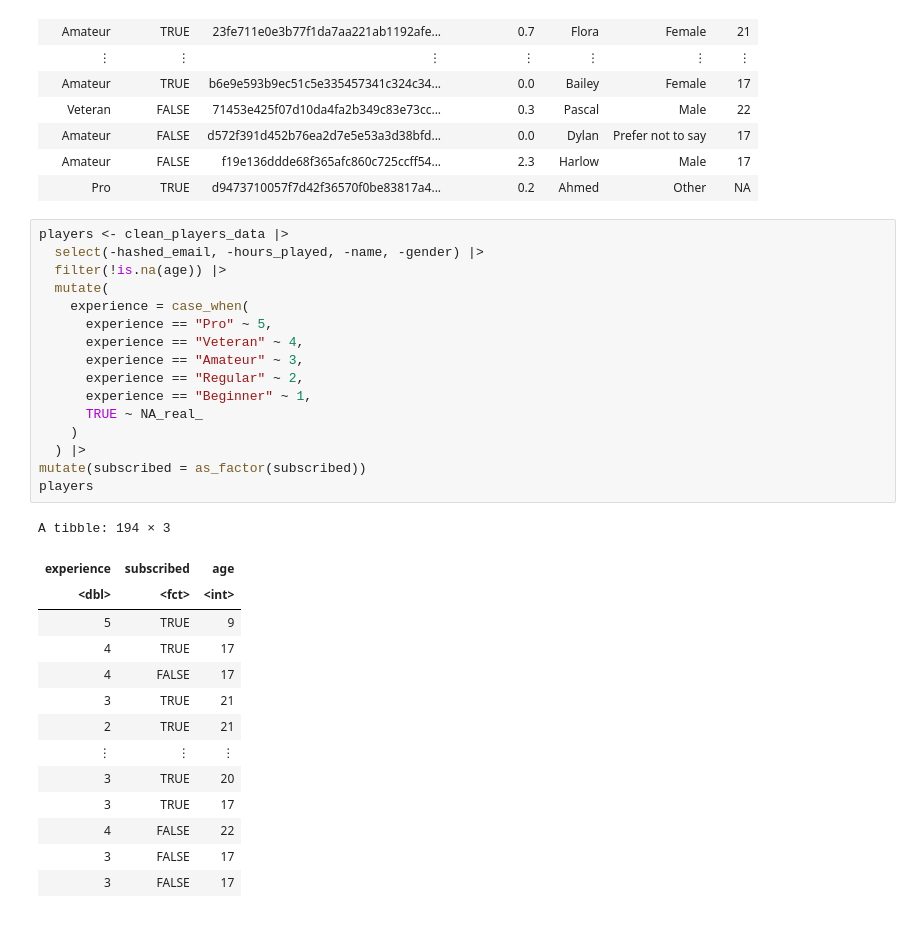
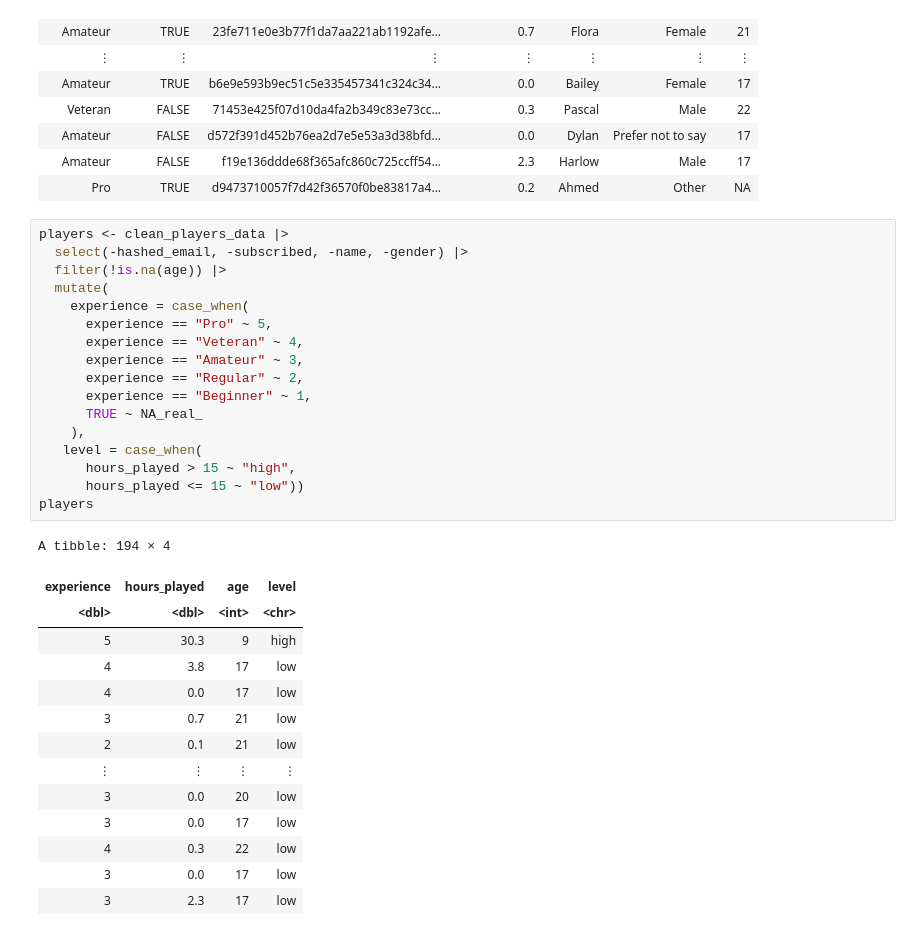
Before and after one commit to azoli113/DSCI100-Project-Group-006-36, a Jupyter notebook: draft-Copy1.ipynb, the cells around one changed output. Saved outputs shown, nothing was run; the diff lists cells and outputs as text.

```diff
--- a/draft-Copy1.ipynb
+++ b/draft-Copy1.ipynb
@@ -80,35 +80,36 @@ A spec_tbl_df: 197 × 7
 | Pro | TRUE | d9473710057f7d42f36570f0be83817a4... | 0.2 | Ahmed | Other | NA |
 # %%
 players <- clean_players_data |>
-  select(-hashed_email, -hours_played, -name, -gender) |>
+  select(-hashed_email, -subscribed, -name, -gender) |>
   filter(!is.na(age)) |>
   mutate(
     experience = case_when(
       experience == "Pro" ~ 5,
       experience == "Veteran" ~ 4,
       experience == "Amateur" ~ 3,
       experience == "Regular" ~ 2,
       experience == "Beginner" ~ 1,
       TRUE ~ NA_real_
-    )
-  ) |>
-mutate(subscribed = as_factor(subscribed))
+    ),
+   level = case_when(
+      hours_played > 15 ~ "high",
+      hours_played <= 15 ~ "low"))
 players
 # %% [output]
-A tibble: 194 × 3
+A tibble: 194 × 4
-| experience | subscribed | age |
-| <dbl> | <fct> | <int> |
-| 5 | TRUE | 9 |
-| 4 | TRUE | 17 |
-| 4 | FALSE | 17 |
-| 3 | TRUE | 21 |
-| 2 | TRUE | 21 |
-| ⋮ | ⋮ | ⋮ |
-| 3 | TRUE | 20 |
-| 3 | TRUE | 17 |
-| 4 | FALSE | 22 |
-| 3 | FALSE | 17 |
-| 3 | FALSE | 17 |
+| experience | hours_played | age | level |
+| <dbl> | <dbl> | <int> | <chr> |
+| 5 | 30.3 | 9 | high |
+| 4 | 3.8 | 17 | low |
+| 4 | 0.0 | 17 | low |
+| 3 | 0.7 | 21 | low |
+| 2 | 0.1 | 21 | low |
+| ⋮ | ⋮ | ⋮ | ⋮ |
+| 3 | 0.0 | 20 | low |
+| 3 | 0.0 | 17 | low |
+| 4 | 0.3 | 22 | low |
+| 3 | 0.0 | 17 | low |
+| 3 | 2.3 | 17 | low |
 # %%
 
 
```
Also changed, not shown: parts of 1 cell of this notebook, 1 other file.
